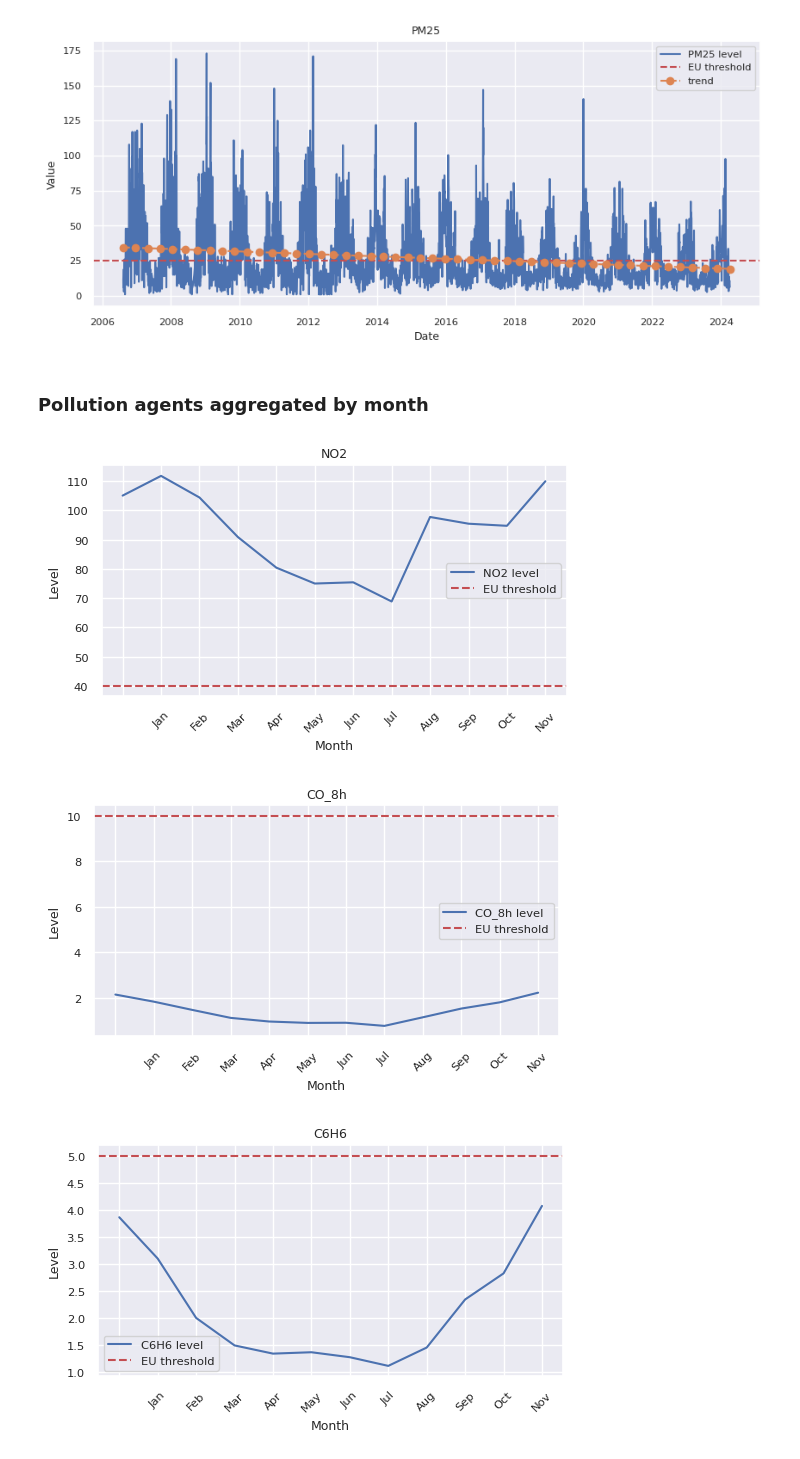
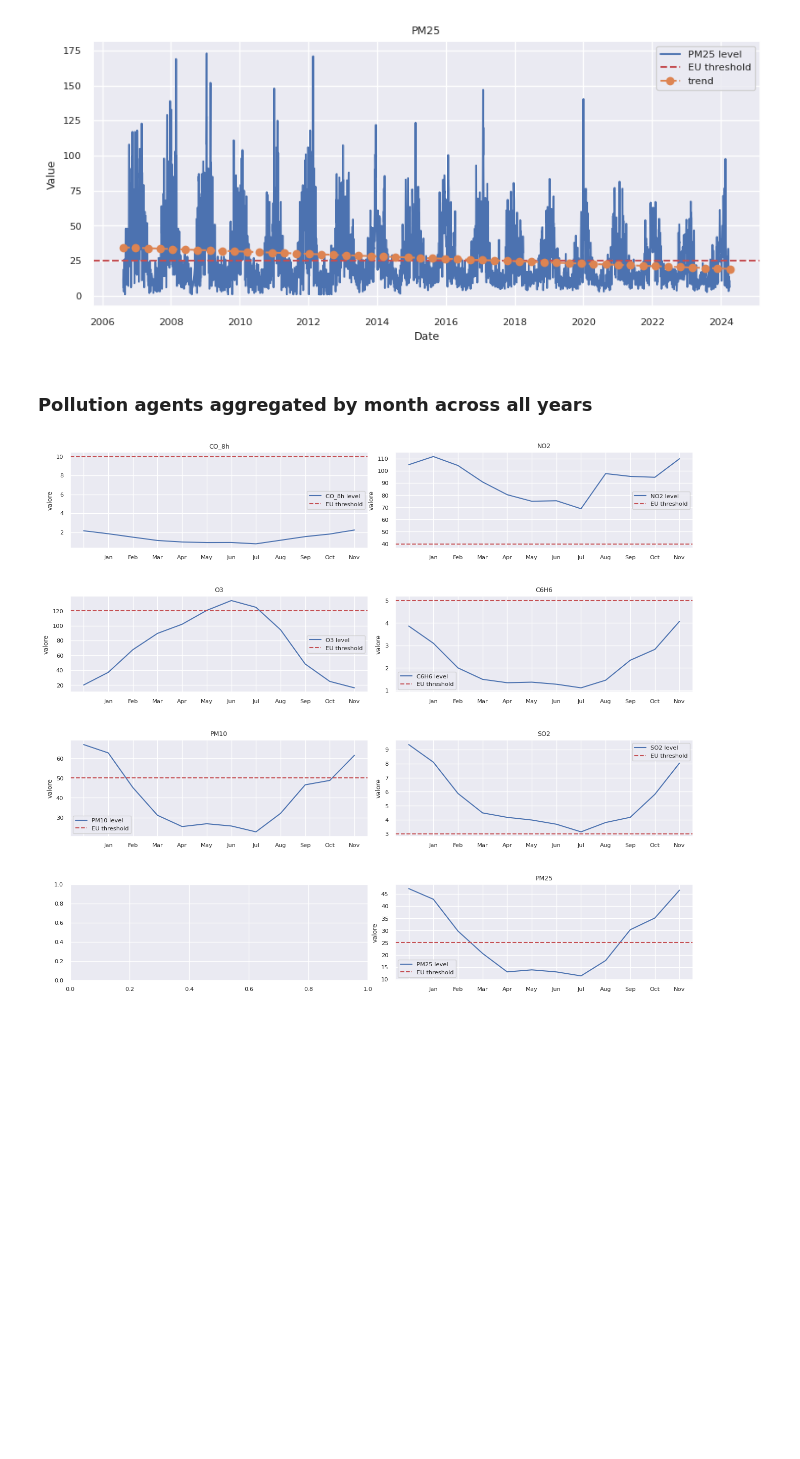
Before and after one commit to mrsalty/notebooks, a Jupyter notebook: eda-milan-air-pollution.ipynb, the cells around one changed output. Saved outputs shown, nothing was run; the diff lists cells and outputs as text; code cells hidden in the pictures; blank space fills up the shorter version.

Commit message:
Kaggle Notebook | EDA | Milan air pollution (2003-2024) | Version 5

```diff
--- a/eda-milan-air-pollution.ipynb
+++ b/eda-milan-air-pollution.ipynb
@@ -139,28 +139,28 @@ for i, pa in enumerate(pollution_agents):
 [figure]
 [figure]
 # %% [markdown]
-### Pollution agents aggregated by month
+### Pollution agents aggregated by month across all years
 # %%
 import calendar
 
 df_indexed_month = df
 df_indexed_month['month'] = df_indexed_month["data"].dt.month
 df_indexed_month = df_indexed_month.set_index(['month'])
-sns.set_theme(rc={'figure.figsize':(6,3)})
+f,ax=plt.subplots(4,2,figsize=(13,11))
+f.tight_layout()
+f.subplots_adjust(hspace=0.5)
 sns.set(font_scale=0.75)
 
-for pa in pollution_agents:
+for i,pa in enumerate(pollution_agents):
+    row = int(i/2)
+    col = int(i%2==0)
     plt.title(pa)
     df_indexed_month_pa = df_indexed_month[df_indexed_month['inquinante']==pa].groupby(['month','inquinante'])['valore'].mean().reset_index(name ='valore')
     df_indexed_month_pa.index = df_indexed_month_pa.index.map(lambda x: f'{calendar.month_abbr[x]}')
-    plt.plot(df_indexed_month_pa.index.get_level_values(0), df_indexed_month_pa.valore, label=f'{pa} level')
-    plt.xticks(rotation=45)
-    plt.axhline(y = agent_eu_limits[pa], color = 'r', linestyle = '--', label='EU threshold')
-    plt.xlabel('Month')
-    plt.ylabel('Level')
-    plt.legend()
-    plt.show()
+    sns.lineplot(data=df_indexed_month_pa, x=df_indexed_month_pa.index.get_level_values(0), y=df_indexed_month_pa.valore, ax=ax[row,col], label=f'{pa} level')
+    th=ax[row,col].axhline(y = agent_eu_limits[pa], color = 'r', linestyle = '--', label='EU threshold')
+    th.set_label('EU threshold')
+    ax[row,col].legend(loc='best')
+    ax[row,col].set_title(pa)
 # %% [output]
-[figure, old version]
+[figure, new version]
-[figure, removed]
-[figure, removed]
```
Also changed, not shown: parts of 5 cells of this notebook.
